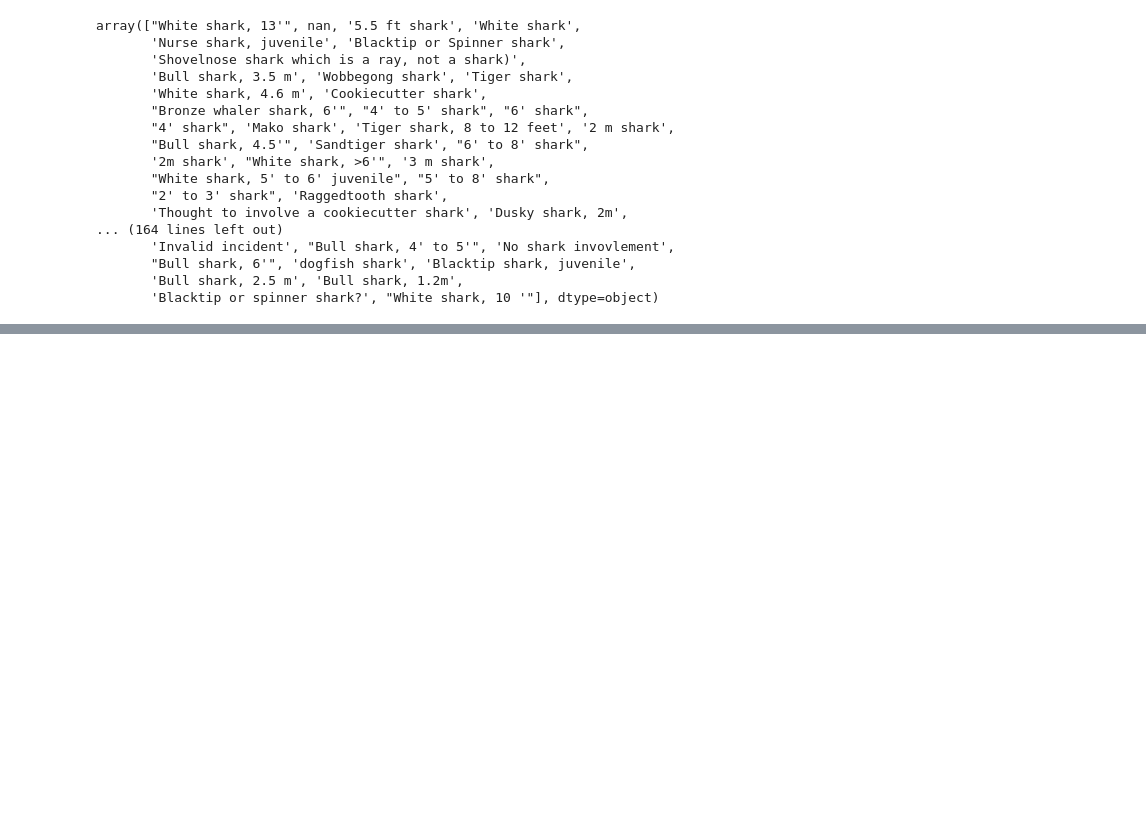
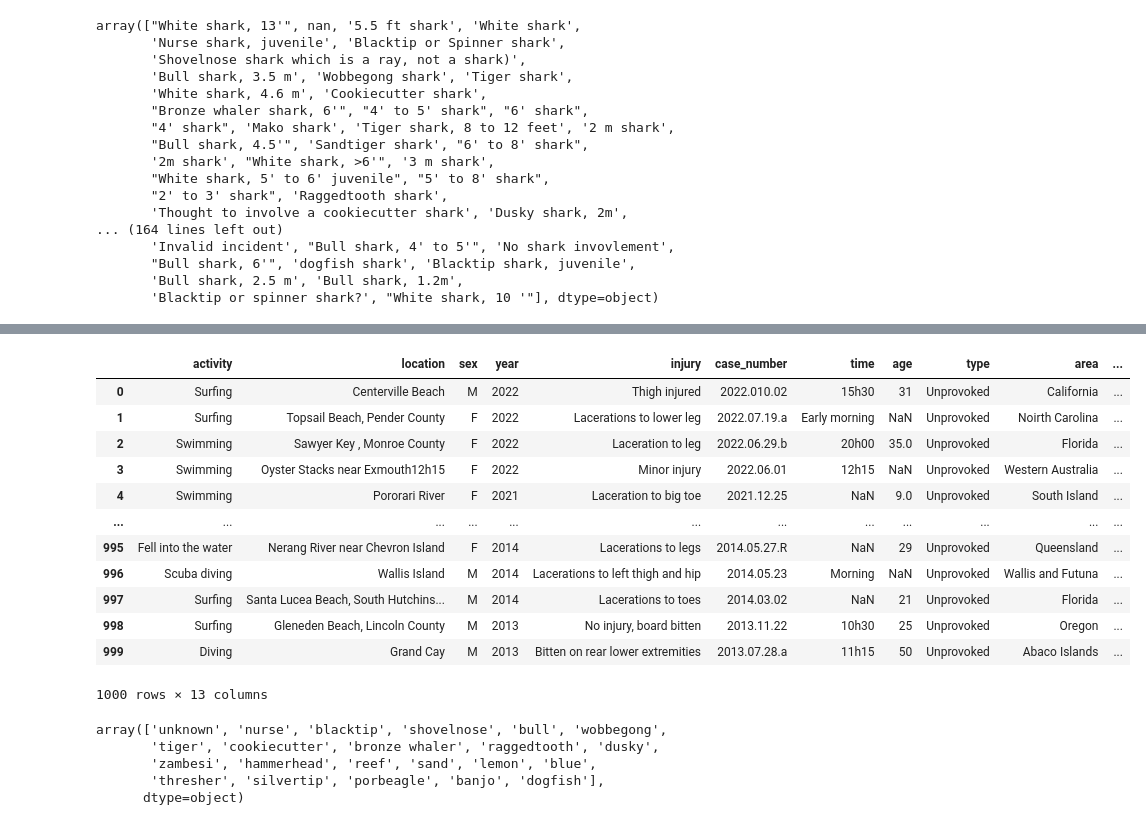
Before and after one commit to JenniferM-BShulyak/shark_attacks, a Jupyter notebook: setup.ipynb, the cells around one changed output, grey strips where cells are left out. Cells and saved outputs as stored; diff of their text form; code cells hidden in the pictures; blank space fills up the shorter version.

```diff
--- a/setup.ipynb
+++ b/setup.ipynb
@@ -102,0 +149,32 @@ array(["White shark, 13'", nan, '5.5 ft shark', 'White shark',
+# %%
+sharks = ['hammerhead', 'mako' 'spinner', 'nurse', 'cookiecutter', 'blacktip', 'raggedtooth', 'zambesi', 'reef', 'dogfish', 'wobbegong', "tiger", "bull", "bronze whaler", "sand", "lemon", "blue", "Port Jackson", "thresher", "shovelnose", "porbeagle", "dusky", "banjo", "silvertip"]
+def clean_shark_species(species):
+    for p in sharks:
+        if re.search(p, species) or re.search(p.capitalize(), species):
+            return p.lower()
+    return "unknown"
+# %%
+df_cut["species"] = df_cut["species"].apply(clean_shark_species)
+df_cut
+# %% [output]
+|  | activity | location | sex | year | injury | case_number | time | age | type | area | ... |
+| 0 | Surfing | Centerville Beach | M | 2022 | Thigh injured | 2022.010.02 | 15h30 | 31 | Unprovoked | California | ... |
+| 1 | Surfing | Topsail Beach, Pender County | F | 2022 | Lacerations to lower leg | 2022.07.19.a | Early morning | NaN | Unprovoked | Noirth Carolina | ... |
+| 2 | Swimming | Sawyer Key , Monroe County | F | 2022 | Laceration to leg | 2022.06.29.b | 20h00 | 35.0 | Unprovoked | Florida | ... |
+| 3 | Swimming | Oyster Stacks near Exmouth12h15 | F | 2022 | Minor injury | 2022.06.01 | 12h15 | NaN | Unprovoked | Western Australia | ... |
+| 4 | Swimming | Pororari River | F | 2021 | Laceration to big toe | 2021.12.25 | NaN | 9.0 | Unprovoked | South Island | ... |
+| ... | ... | ... | ... | ... | ... | ... | ... | ... | ... | ... | ... |
+| 995 | Fell into the water | Nerang River near Chevron Island | F | 2014 | Lacerations to legs | 2014.05.27.R | NaN | 29 | Unprovoked | Queensland | ... |
+| 996 | Scuba diving | Wallis Island | M | 2014 | Lacerations to left thigh and hip | 2014.05.23 | Morning | NaN | Unprovoked | Wallis and Futuna | ... |
+| 997 | Surfing | Santa Lucea Beach, South Hutchins... | M | 2014 | Lacerations to toes | 2014.03.02 | NaN | 21 | Unprovoked | Florida | ... |
+| 998 | Surfing | Gleneden Beach, Lincoln County | M | 2013 | No injury, board bitten | 2013.11.22 | 10h30 | 25 | Unprovoked | Oregon | ... |
+| 999 | Diving | Grand Cay | M | 2013 | Bitten on rear lower extremities | 2013.07.28.a | 11h15 | 50 | Unprovoked | Abaco Islands | ... |
+1000 rows × 13 columns
+# %%
+df_cut['species'].unique()
+# %% [output]
+array(['unknown', 'nurse', 'blacktip', 'shovelnose', 'bull', 'wobbegong',
+       'tiger', 'cookiecutter', 'bronze whaler', 'raggedtooth', 'dusky',
+       'zambesi', 'hammerhead', 'reef', 'sand', 'lemon', 'blue',
+       'thresher', 'silvertip', 'porbeagle', 'banjo', 'dogfish'],
+      dtype=object)
```
Also changed, not shown: parts of 7 cells of this notebook.
